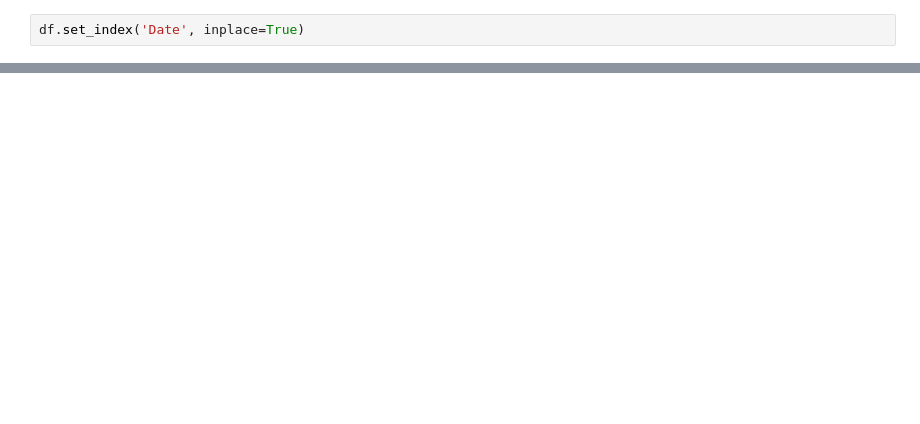
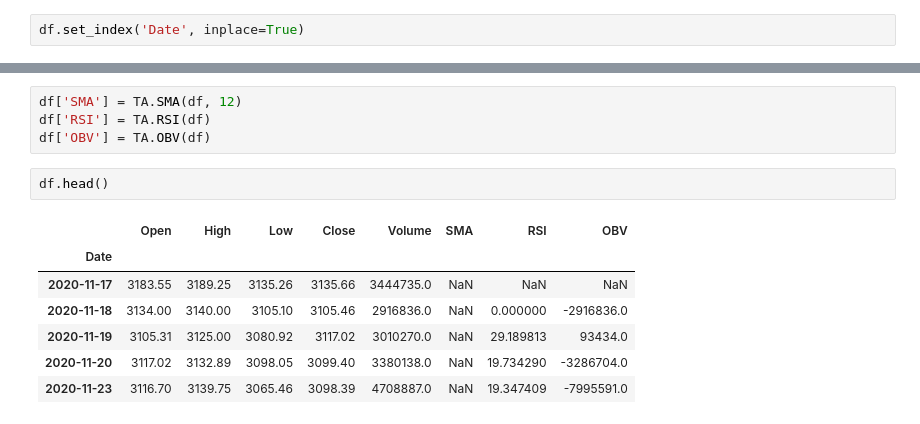
Before and after one commit to SamuelMidgley/rl-trader, a Jupyter notebook: RL Trading Bot.ipynb, the cells around one changed output, grey strips where cells are left out. Cells and saved outputs as stored; diff of their text form; blank space fills up the shorter version.

```diff
--- a/RL Trading Bot.ipynb
+++ b/RL Trading Bot.ipynb
@@ -161,0 +200,14 @@ Unfortunately the bot has given us a 8% loss over 20 days. Of note that bot main
+# %%
+df['SMA'] = TA.SMA(df, 12)
+df['RSI'] = TA.RSI(df)
+df['OBV'] = TA.OBV(df)
+# %%
+df.head()
+# %% [output]
+|  | Open | High | Low | Close | Volume | SMA | RSI | OBV |
+| Date |  |  |  |  |  |  |  |  |
+| 2020-11-17 | 3183.55 | 3189.25 | 3135.26 | 3135.66 | 3444735.0 | NaN | NaN | NaN |
+| 2020-11-18 | 3134.00 | 3140.00 | 3105.10 | 3105.46 | 2916836.0 | NaN | 0.000000 | -2916836.0 |
+| 2020-11-19 | 3105.31 | 3125.00 | 3080.92 | 3117.02 | 3010270.0 | NaN | 29.189813 | 93434.0 |
+| 2020-11-20 | 3117.02 | 3132.89 | 3098.05 | 3099.40 | 3380138.0 | NaN | 19.734290 | -3286704.0 |
+| 2020-11-23 | 3116.70 | 3139.75 | 3065.46 | 3098.39 | 4708887.0 | NaN | 19.347409 | -7995591.0 |
```
Also changed, not shown: parts of 37 cells of this notebook.
